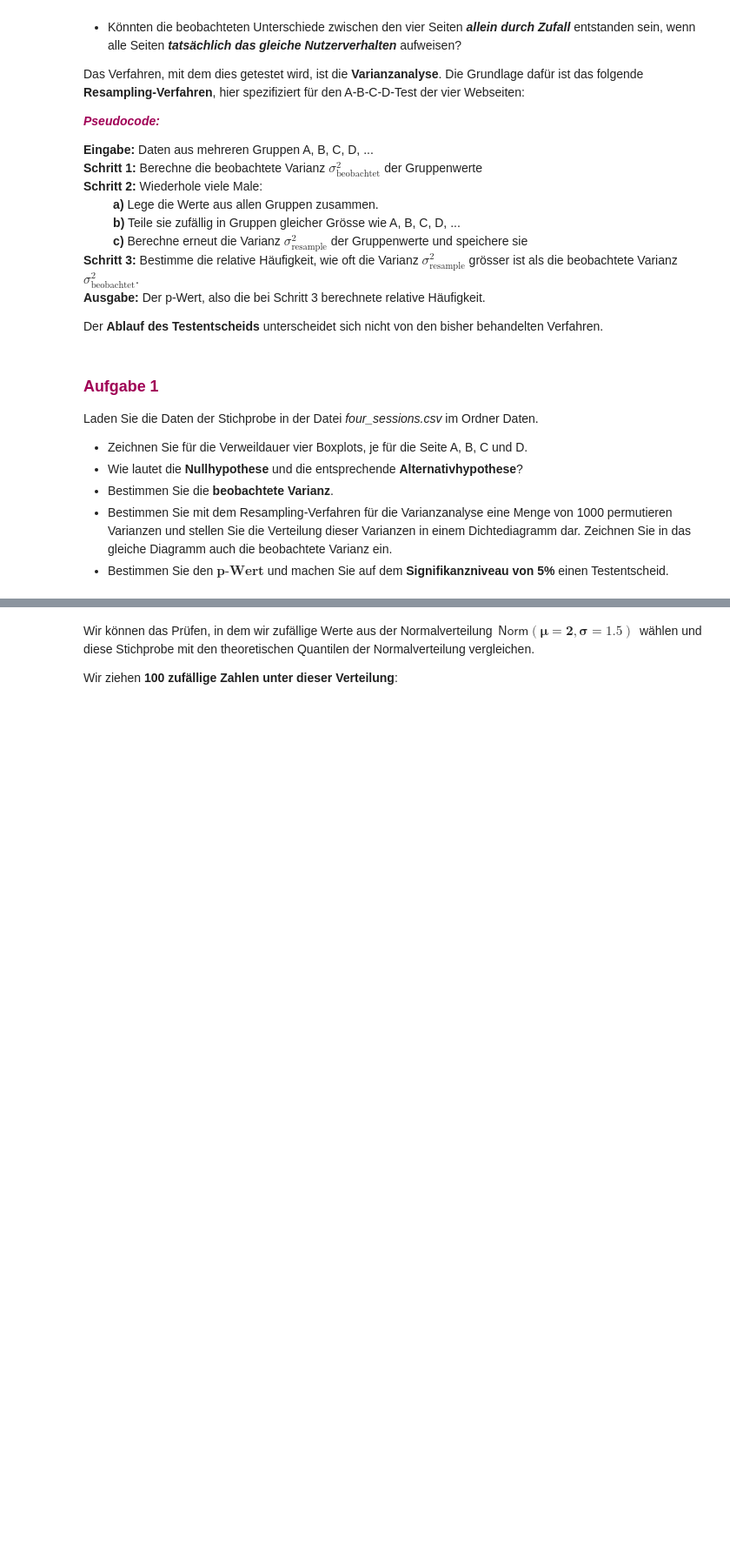
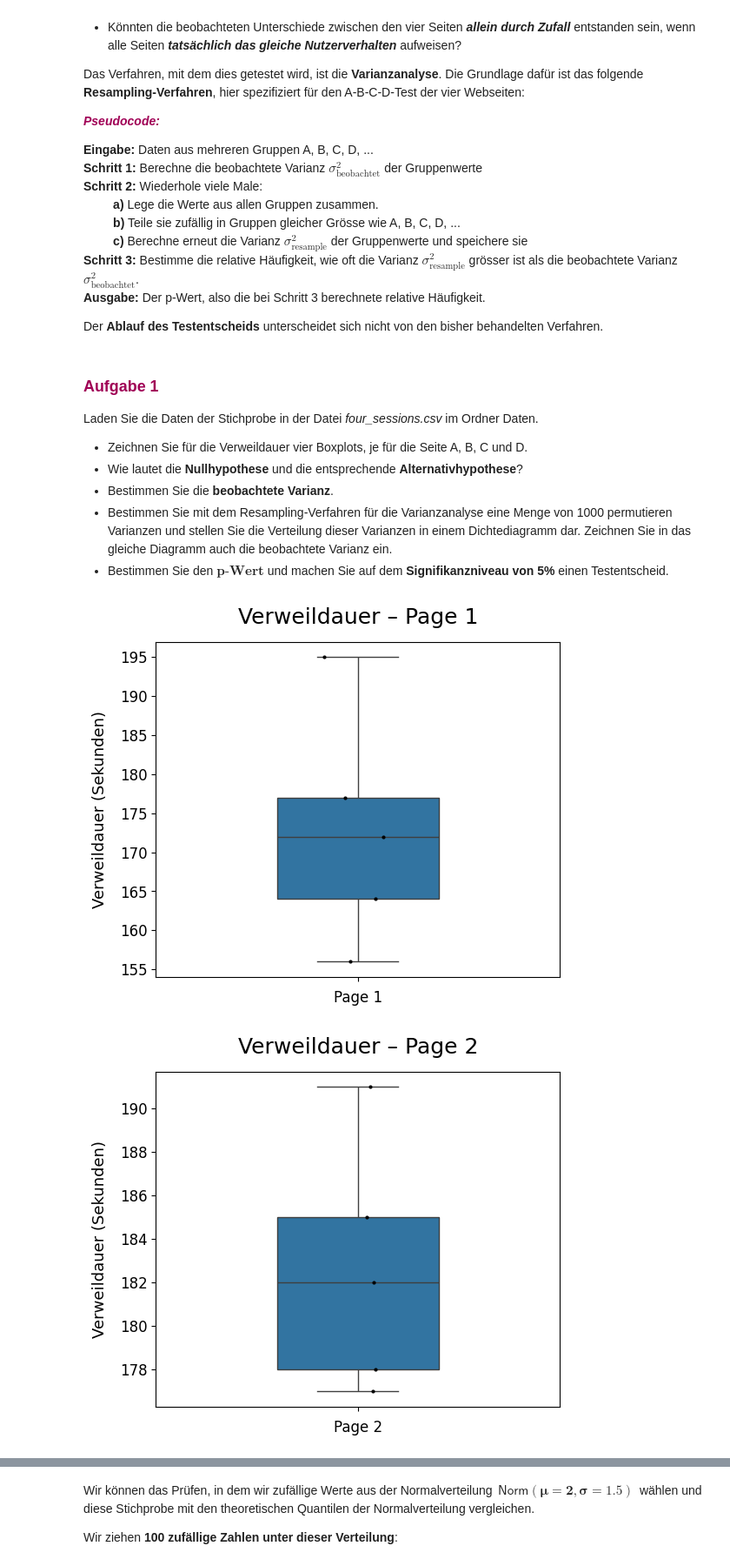
Before and after one commit to fabianmueller7/ASTAT, a Jupyter notebook: SW08/SW08.ipynb, the cells around one changed output, grey strips where cells are left out. Shown at 87% size. Cells and saved outputs as stored; diff of their text form; code cells hidden in the pictures; blank space fills up the shorter version.

```diff
--- a/SW08/SW08.ipynb
+++ b/SW08/SW08.ipynb
@@ -68,4 +68,36 @@ Laden Sie die Daten der Stichprobe in der Datei *four_sessions.csv* im Ordner Da
 - Bestimmen Sie mit dem Resampling-Verfahren für die Varianzanalyse eine Menge von 1000 permutieren Varianzen und stellen Sie die Verteilung dieser Varianzen in einem Dichtediagramm dar. Zeichnen Sie in das gleiche Diagramm auch die beobachtete Varianz ein.
 - Bestimmen Sie den $\pmb{p}\textbf{-Wert}$ und machen Sie auf dem **Signifikanzniveau von 5%** einen Testentscheid.
 # %%
-# To do!
+import numpy as np
+import pandas as pd
+import matplotlib.pyplot as plt
+import seaborn as sns
+
+sessions = pd.read_csv("/Users/muellefa/repos/ASTAT/SW08/Daten/four_sessions.csv")
+
+# Einzigartige Seiten
+pages = sessions["Page"].unique()
+
+# Boxplots (nach deiner Referenz)
+# Für jede Seite ein eigenes Diagramm zeichnen
+for page in pages:
+    subset = sessions[sessions["Page"] == page]
+
+    fig = plt.figure(figsize=(6,5))
+    axi = fig.add_subplot(1,1,1)
+    sns.boxplot(y="Time", data=subset, width=0.4, flierprops={"marker":"x"}, ax=axi)
+    sns.stripplot(y="Time", data=subset, color="black", size=3, ax=axi)
+    axi.set_title(f"Verweildauer – {page}", fontsize=18, pad=15)
+    axi.set_xlabel(page, fontsize=12)
+    axi.set_ylabel("Verweildauer (Sekunden)", fontsize=13, labelpad=10)
+    axi.tick_params(axis="y", labelsize=12)
+    plt.show()
+
+
+
+
+
+    plt.show()
+# %% [output]
+[figure, added]
+[figure, added]
```
Also changed, not shown: parts of 8 cells of this notebook, 41 other files.
